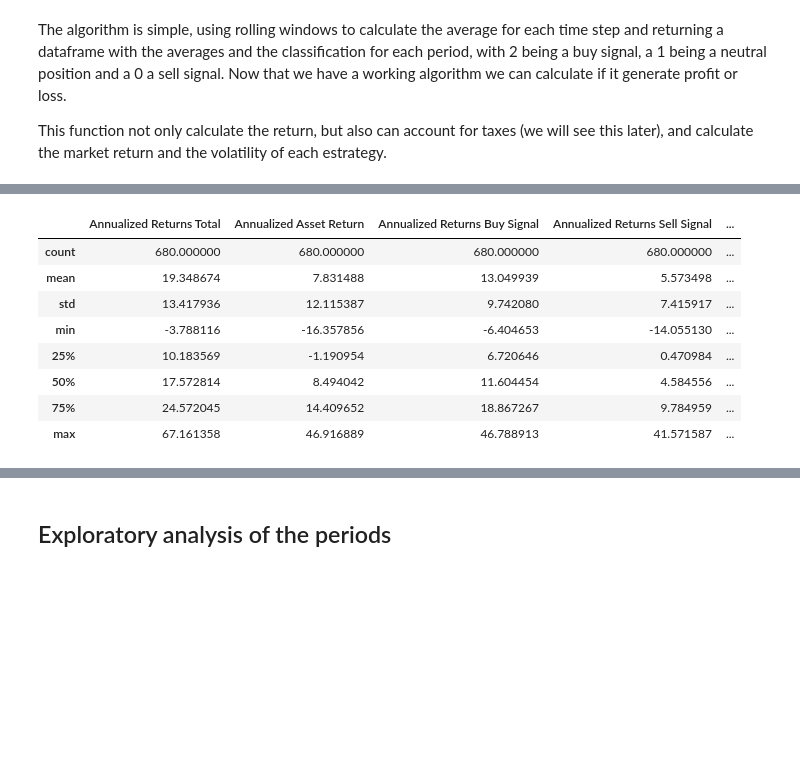
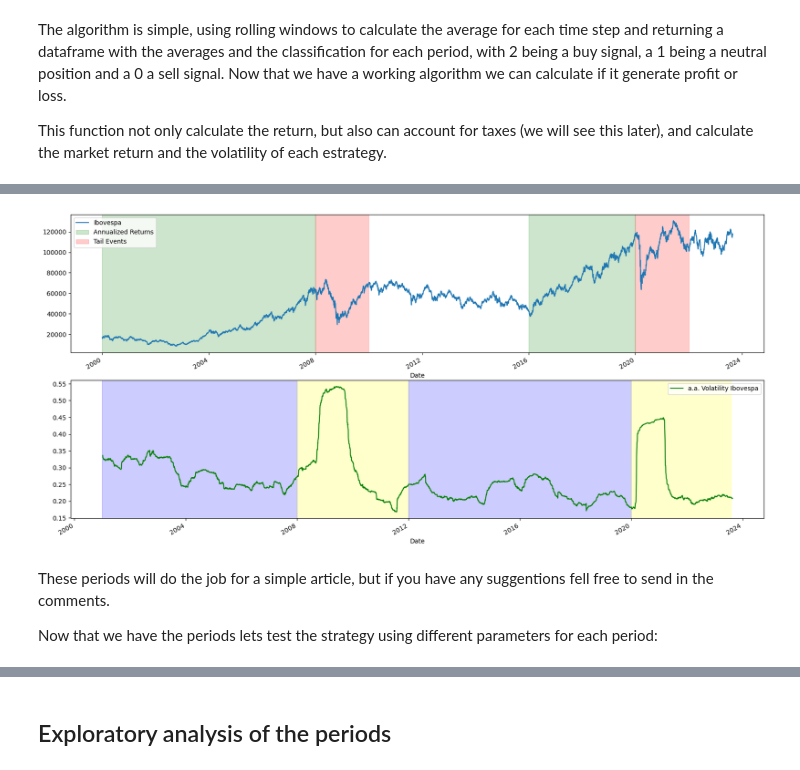
Before and after one commit to RafaelM0raes/MyJourneyInFinancialMarkets, a Jupyter notebook: Artigo 1.ipynb, the cells around one changed output, grey strips where cells are left out. Saved outputs shown, nothing was run; the diff lists cells and outputs as text; code cells hidden in the pictures; blank space fills up the shorter version.

```diff
--- a/Artigo 1.ipynb
+++ b/Artigo 1.ipynb
@@ -165 +177,25 @@ As you can see we got really good, 8 times the results of the market. And that w
+# %%
+fig, ax = plt.subplots(nrows = 2, figsize=(20, 10))
+df_ibov.plot(ax=ax[0], label="Ibovespa")
+(df_ibov.pct_change().rolling(window=252).std()*np.sqrt(252)).plot(ax=ax[1], label="a.a. Volatility Ibovespa", color="green")
+
+ax[0].axvspan(xmin="2000", xmax="2008", color="green", alpha=0.2, label="Annualized Returns")
+ax[0].axvspan(xmin="2016", xmax="2020", color="green", alpha=0.2)
+ax[0].axvspan(xmin="2008", xmax="2010", color="red", alpha=0.2, label="Tail Events")
+ax[0].axvspan(xmin="2020", xmax="2022", color="red", alpha=0.2)
+
+ax[1].axvspan(xmin="2001", xmax="2008", color="blue", alpha=0.2)
+ax[1].axvspan(xmin="2008", xmax="2012", color="yellow", alpha=0.2)
+ax[1].axvspan(xmin="2012", xmax="2020", color="blue", alpha=0.2)
+ax[1].axvspan(xmin="2020", xmax="2023-08", color="yellow", alpha=0.2)
+
+ax[0].legend(loc='upper left')
+ax[1].legend(loc='best')
+plt.show()
+# %% [output]
+[figure, added]
+# %% [markdown]
+These periods will do the job for a simple article, but if you have any suggentions fell free to send in the comments.
+
+Now that we have the periods lets test the strategy using different parameters for each period:
 # %%
@@ -219,12 +259,0 @@ backtest_results = backtest(df_ibov, selic)
-# %%
-backtest_results.describe()
-# %% [output]
-|  | Annualized Returns Total | Annualized Asset Return | Annualized Returns Buy Signal | Annualized Returns Sell Signal | ... |
-| count | 680.000000 | 680.000000 | 680.000000 | 680.000000 | ... |
-| mean | 19.348674 | 7.831488 | 13.049939 | 5.573498 | ... |
-| std | 13.417936 | 12.115387 | 9.742080 | 7.415917 | ... |
-| min | -3.788116 | -16.357856 | -6.404653 | -14.055130 | ... |
-| 25% | 10.183569 | -1.190954 | 6.720646 | 0.470984 | ... |
-| 50% | 17.572814 | 8.494042 | 11.604454 | 4.584556 | ... |
-| 75% | 24.572045 | 14.409652 | 18.867267 | 9.784959 | ... |
-| max | 67.161358 | 46.916889 | 46.788913 | 41.571587 | ... |
```
Also changed, not shown: parts of 18 cells of this notebook.
